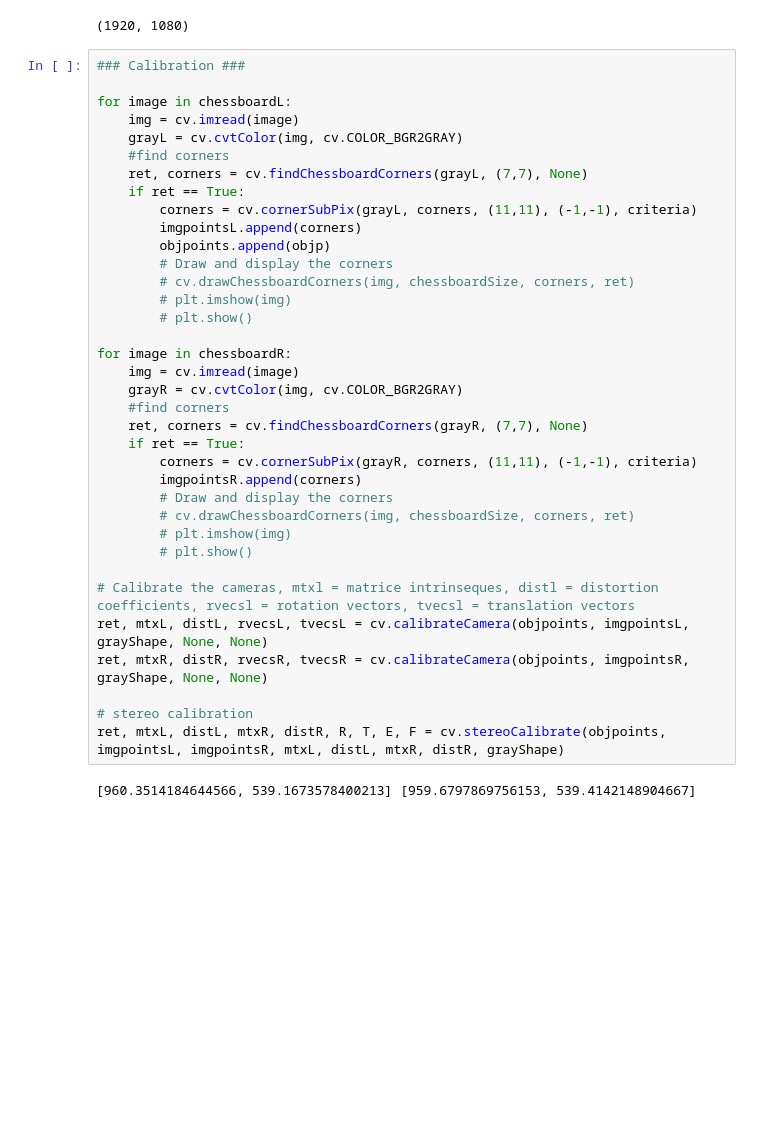
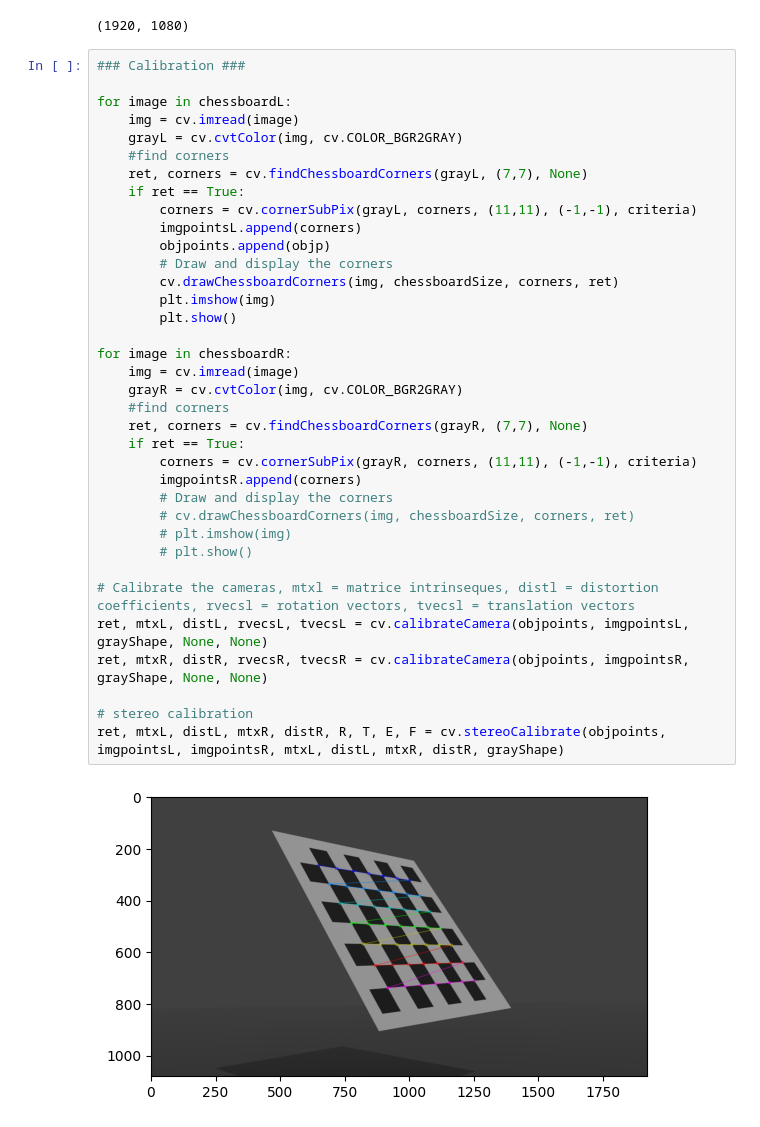
Before and after one commit to Quentin-Jadoul/Stereovision-Project, a Jupyter notebook: stereovision.ipynb, the cells around one changed output. Cells and saved outputs as stored; diff of their text form; blank space fills up the shorter version.

```diff
--- a/stereovision.ipynb
+++ b/stereovision.ipynb
@@ -103,34 +103,34 @@ for image in chessboardL:
     img = cv.imread(image)
     grayL = cv.cvtColor(img, cv.COLOR_BGR2GRAY)
     #find corners
     ret, corners = cv.findChessboardCorners(grayL, (7,7), None)
     if ret == True:
         corners = cv.cornerSubPix(grayL, corners, (11,11), (-1,-1), criteria)
         imgpointsL.append(corners)
         objpoints.append(objp)
         # Draw and display the corners
-        # cv.drawChessboardCorners(img, chessboardSize, corners, ret)
-        # plt.imshow(img)
-        # plt.show()
+        cv.drawChessboardCorners(img, chessboardSize, corners, ret)
+        plt.imshow(img)
+        plt.show()
 
 for image in chessboardR:
     img = cv.imread(image)
     grayR = cv.cvtColor(img, cv.COLOR_BGR2GRAY)
     #find corners
     ret, corners = cv.findChessboardCorners(grayR, (7,7), None)
     if ret == True:
         corners = cv.cornerSubPix(grayR, corners, (11,11), (-1,-1), criteria)
         imgpointsR.append(corners)
         # Draw and display the corners
         # cv.drawChessboardCorners(img, chessboardSize, corners, ret)
         # plt.imshow(img)
         # plt.show()
 
 # Calibrate the cameras, mtxl = matrice intrinseques, distl = distortion coefficients, rvecsl = rotation vectors, tvecsl = translation vectors
 ret, mtxL, distL, rvecsL, tvecsL = cv.calibrateCamera(objpoints, imgpointsL, grayShape, None, None)
 ret, mtxR, distR, rvecsR, tvecsR = cv.calibrateCamera(objpoints, imgpointsR, grayShape, None, None)
 
 # stereo calibration
 ret, mtxL, distL, mtxR, distR, R, T, E, F = cv.stereoCalibrate(objpoints, imgpointsL, imgpointsR, mtxL, distL, mtxR, distR, grayShape)
 # %% [output]
-[960.3514184644566, 539.1673578400213] [959.6797869756153, 539.4142148904667]
+[figure, added]
```
Also changed, not shown: parts of 4 cells of this notebook.
